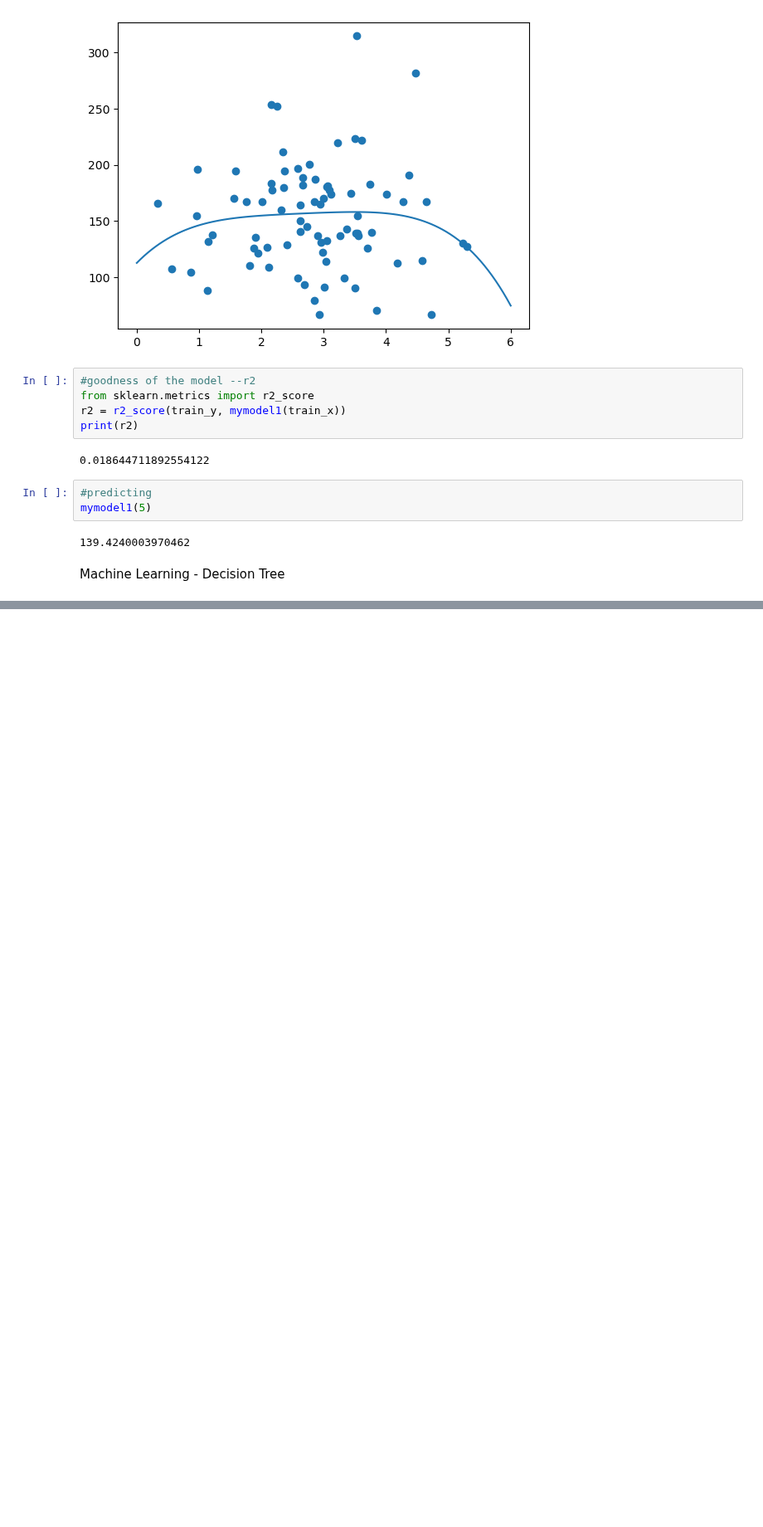
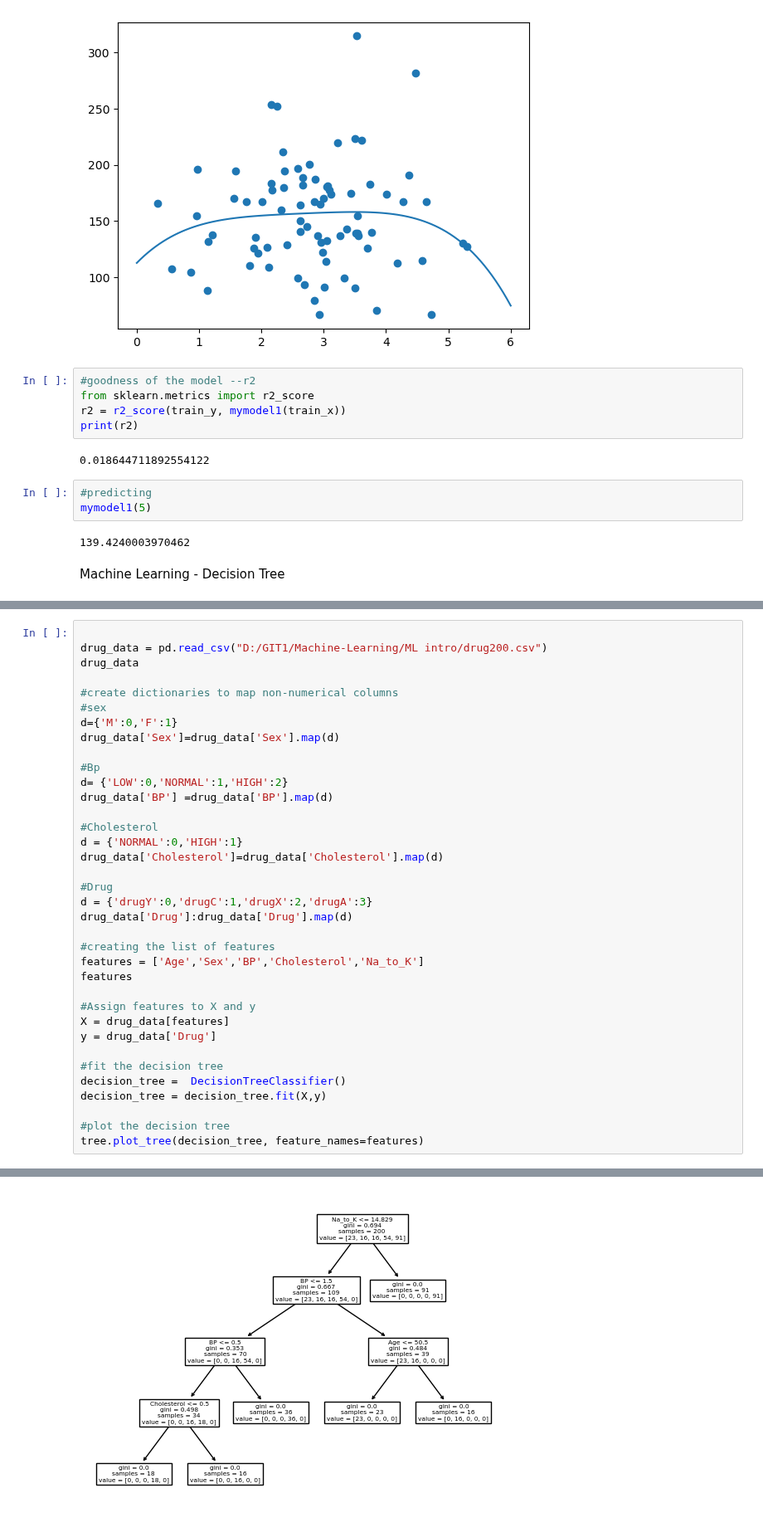
Before and after one commit to martinkilombe/Machine-Learning, a Jupyter notebook: ML intro/W3school.ipynb, the cells around one changed output, grey strips where cells are left out. Shown at 83% size. Drawn from its saved outputs; the diff is of its cells as text; blank space fills up the shorter version.

```diff
--- a/ML intro/W3school.ipynb
+++ b/ML intro/W3school.ipynb
@@ -246,0 +341,37 @@ Machine Learning - Decision Tree
+# %%
+
+drug_data = pd.read_csv("D:/GIT1/Machine-Learning/ML intro/drug200.csv")
+drug_data
+
+#create dictionaries to map non-numerical columns
+#sex
+d={'M':0,'F':1}
+drug_data['Sex']=drug_data['Sex'].map(d)
+
+#Bp
+d= {'LOW':0,'NORMAL':1,'HIGH':2}
+drug_data['BP'] =drug_data['BP'].map(d)
+
+#Cholesterol
+d = {'NORMAL':0,'HIGH':1}
+drug_data['Cholesterol']=drug_data['Cholesterol'].map(d)
+
+#Drug
+d = {'drugY':0,'drugC':1,'drugX':2,'drugA':3}
+drug_data['Drug']:drug_data['Drug'].map(d)
+
+#creating the list of features
+features = ['Age','Sex','BP','Cholesterol','Na_to_K']
+features
+
+#Assign features to X and y
+X = drug_data[features]
+y = drug_data['Drug']
+
+#fit the decision tree
+decision_tree =  DecisionTreeClassifier()
+decision_tree = decision_tree.fit(X,y)
+
+#plot the decision tree
+tree.plot_tree(decision_tree, feature_names=features)
+# %% [output]
@@ -246,0 +389 @@ Machine Learning - Decision Tree
+[figure, added]
```
Also changed, not shown: parts of 11 cells of this notebook, 1 other file.
